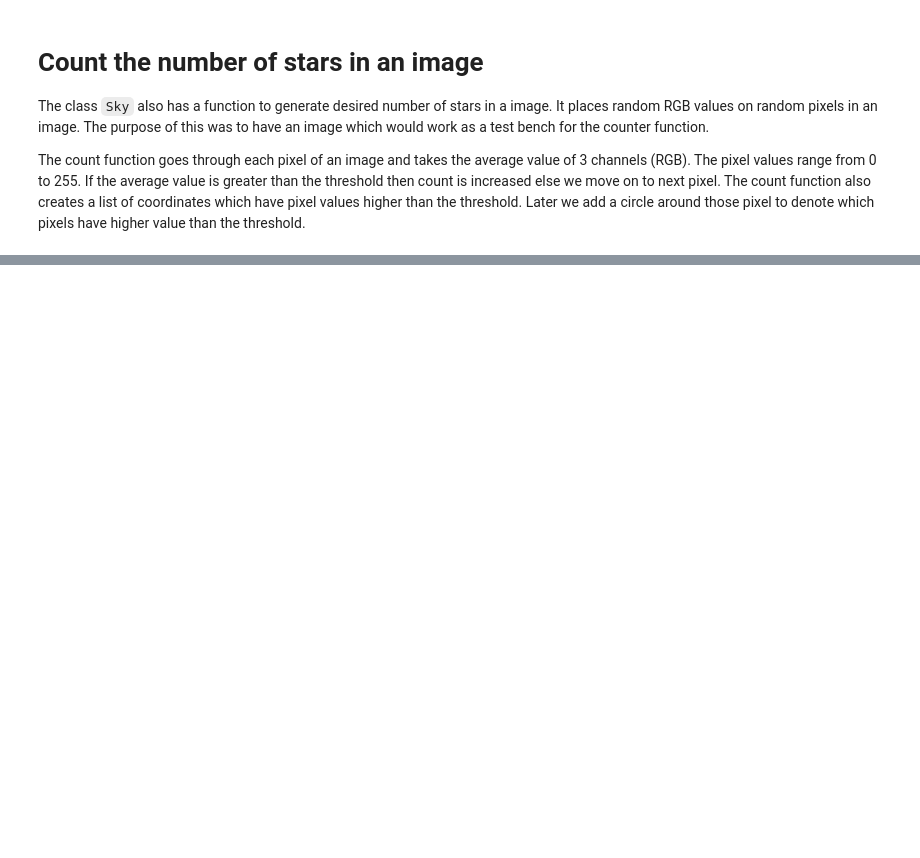
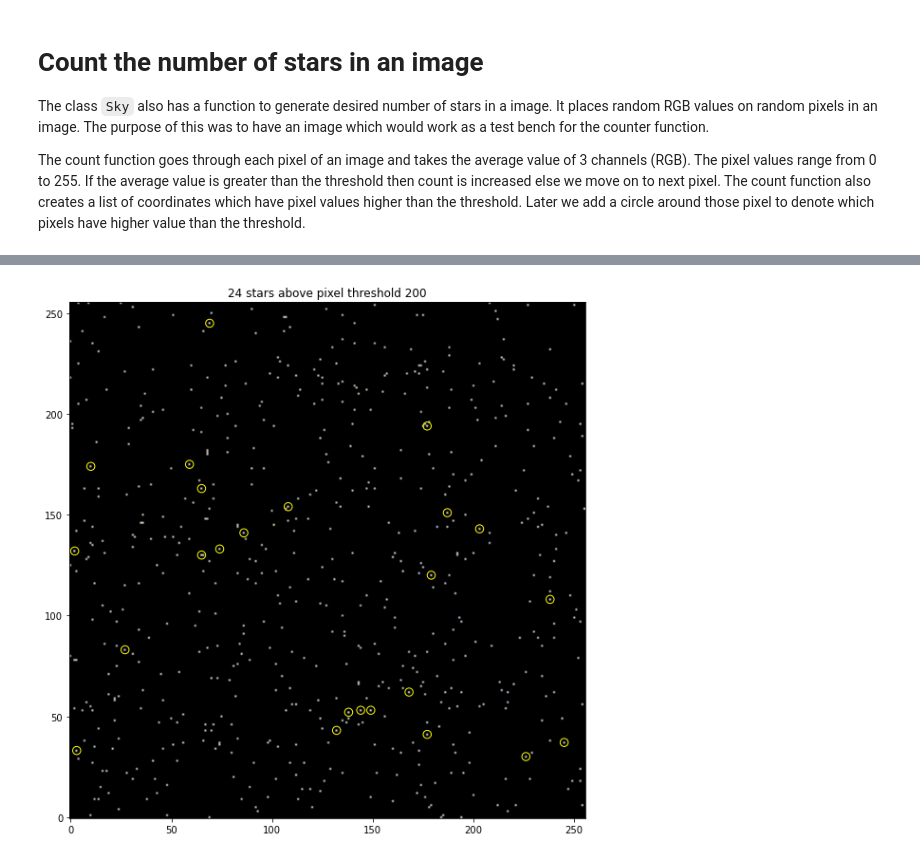
Before and after one commit to iamstarstuff/PhysicStuff, a Jupyter notebook: Physics Programs/Count stars.ipynb, the cells around one changed output, grey strips where cells are left out. Saved outputs shown, nothing was run; the diff lists cells and outputs as text; code cells hidden in the pictures; blank space fills up the shorter version.

```diff
--- a/Physics Programs/Count stars.ipynb
+++ b/Physics Programs/Count stars.ipynb
@@ -80,0 +75,4 @@ Wall time: 418 ms
+# %%
+%time # Prints time taken to run the code
+sky.count_star(200) # Counts the number of stars above pixel value 200 and marks them
+# %% [output]
@@ -81,2 +81,3 @@ Wall time: 418 ms
+[figure, added]
 # %%
 # using clear output to notice the changes with increasing threshold
```
Also changed, not shown: parts of 4 cells of this notebook, 4 other files.
